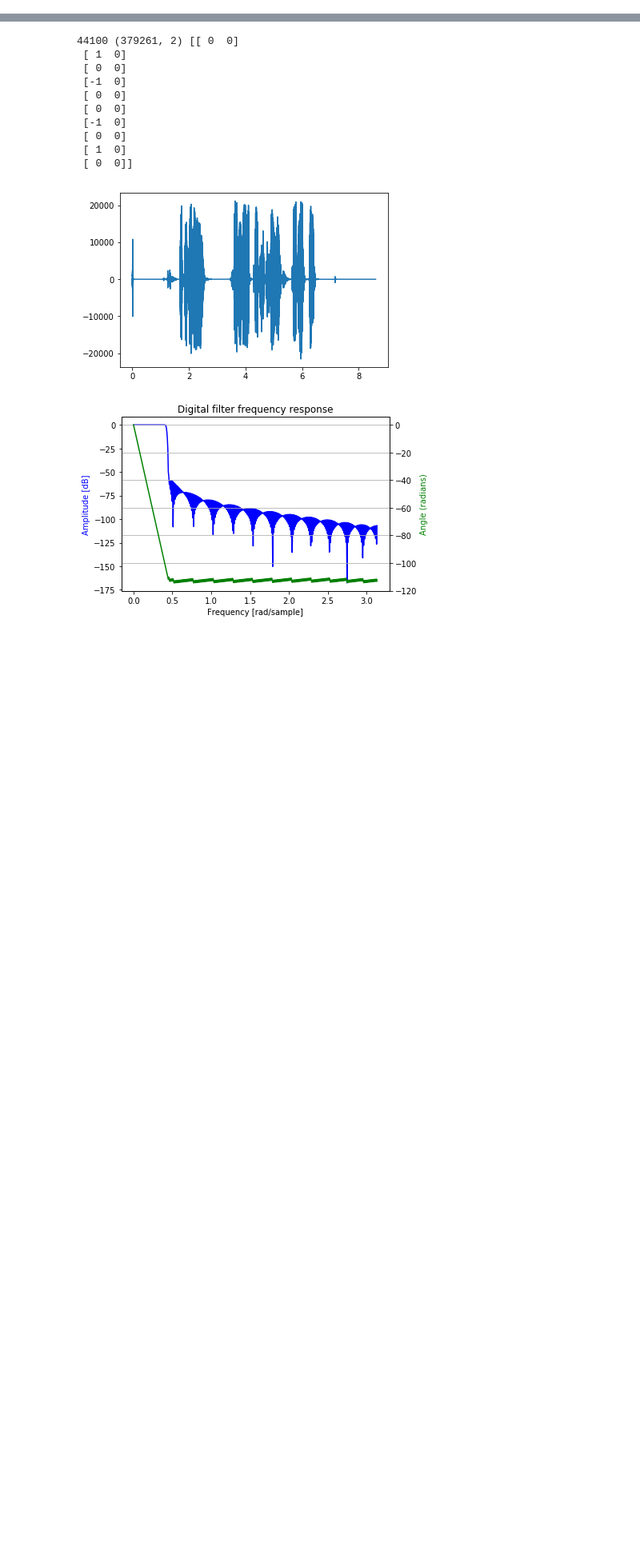
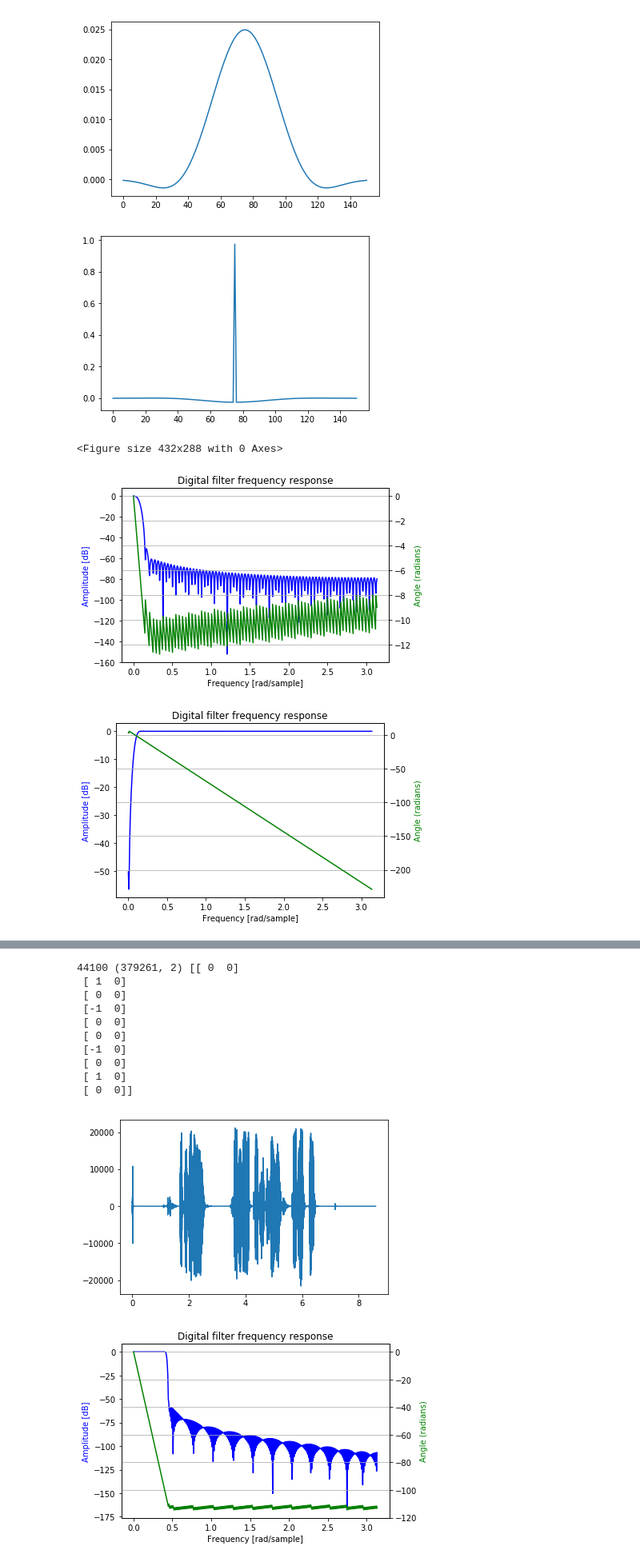
Before and after one commit to itsmealves/lab-sistemas-comunicacao, a Jupyter notebook: filtros.ipynb, the cells around one changed output, grey strips where cells are left out. Shown at 80% size. Cells and saved outputs as stored; diff of their text form; code cells hidden in the pictures; blank space fills up the shorter version.

```diff
--- a/filtros.ipynb
+++ b/filtros.ipynb
@@ -54,22 +102,4 @@ plt.plot(signal_domain, s3)
 # %%
-def plot_filter_response(f):
-    w, h = signal.freqz(f)
-
-    fig, ax1 = plt.subplots()
-    ax1.set_title('Digital filter frequency response')
-
-    ax1.plot(w, 20 * np.log10(abs(h)), 'b')
-    ax1.set_ylabel('Amplitude [dB]', color='b')
-    ax1.set_xlabel('Frequency [rad/sample]')
-
-    ax2 = ax1.twinx()
-    angles = np.unwrap(np.angle(h))
-    ax2.plot(w, angles, 'g')
-    ax2.set_ylabel('Angle (radians)', color='g')
-    ax2.grid()
-    ax2.axis('tight')
-    plt.show()
-
 def convolve(x, h):
     xr = [0] * h.shape[0]
 
@@ -84,4 +114,22 @@ def convolve(x, h):
 
     y = run(x, xr) + run(np.zeros(h.shape[0] - 1), xr)
     return np.array(y)
+# %%
+low_pass_filter = signal.firwin(151, 125.0 / sampling_rate)
+high_pass_filter = signal.firwin(151, 125.0 / sampling_rate, pass_zero=False)
+
+plt.figure(1)
+plt.plot(low_pass_filter)
+
+plt.figure(2)
+plt.plot(high_pass_filter)
+
+plot_filter_response(3, low_pass_filter)
+plot_filter_response(4, high_pass_filter)
+# %% [output]
+[figure, added]
+[figure, added]
+<Figure size 432x288 with 0 Axes>
+[figure, added]
+[figure, added]
 # %%
```
Also changed, not shown: parts of 15 cells of this notebook, 1 other file.
